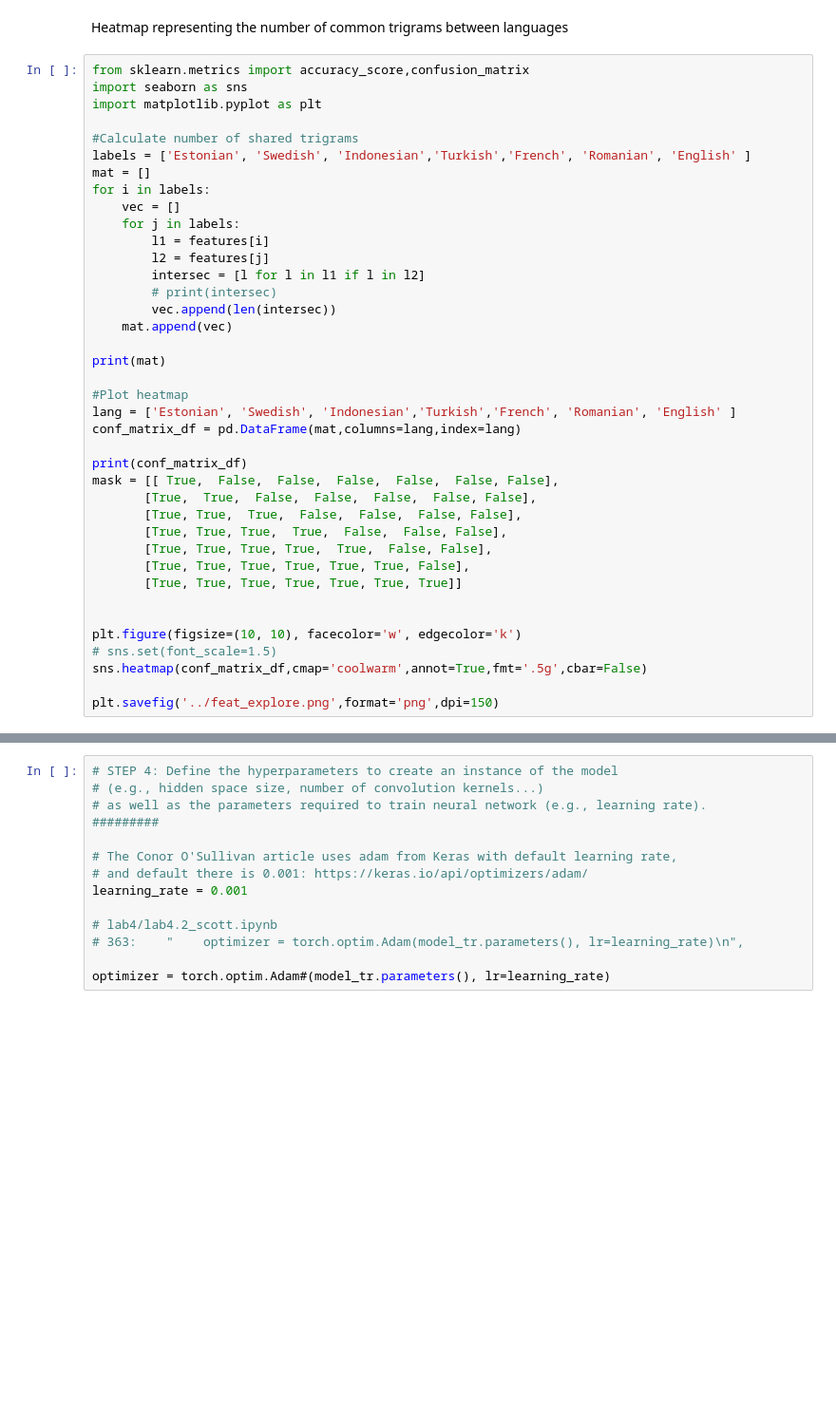
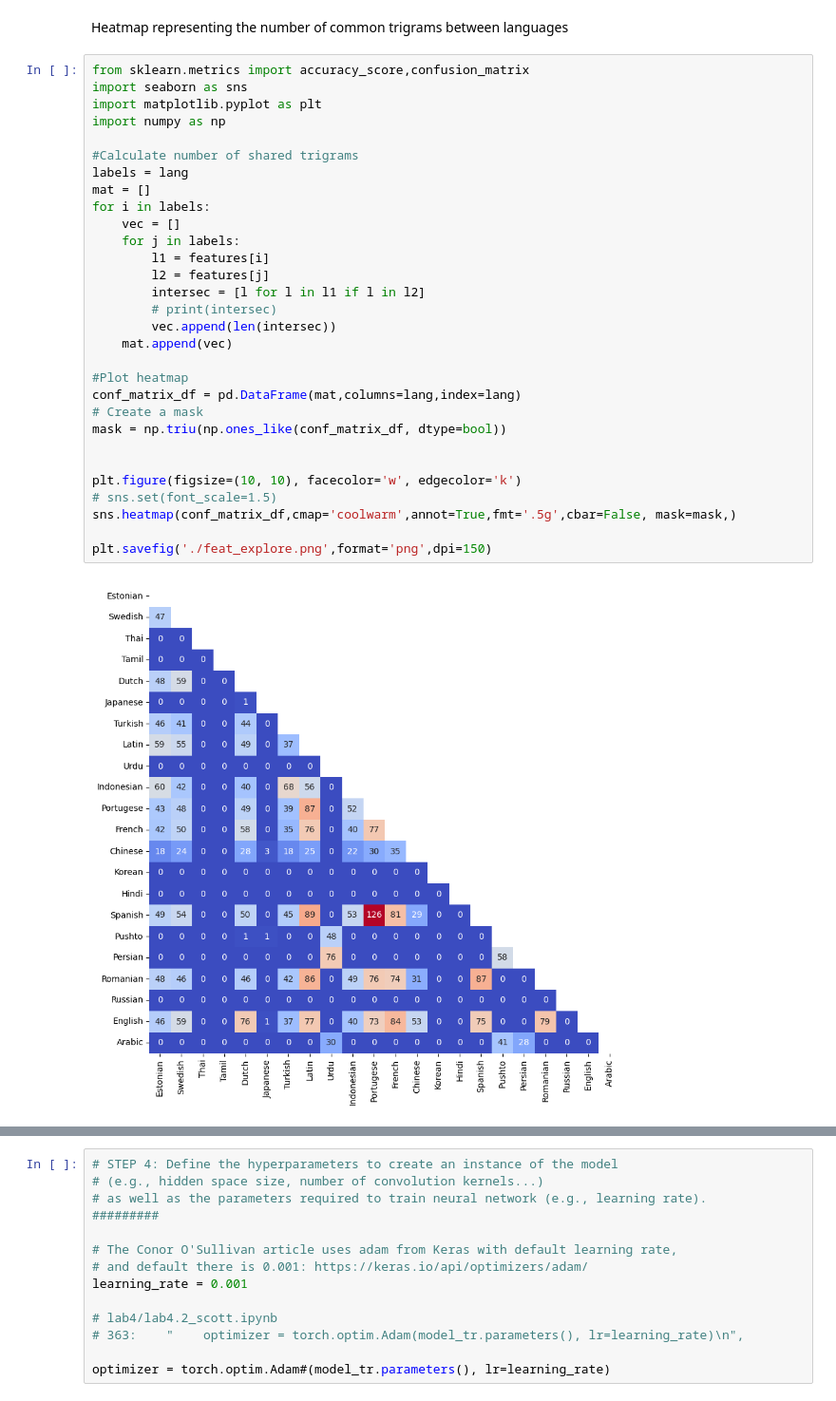
Before and after one commit to 2022-23-M2-NLP-NN-project-topic-4/language-identification, a Jupyter notebook: NN-project.ipynb, the cells around one changed output, grey strips where cells are left out. Shown: that part at 95% size. Drawn from its saved outputs; the diff is of its cells as text; blank space fills up the shorter version.

```diff
--- a/NN-project.ipynb
+++ b/NN-project.ipynb
@@ -230,42 +238,35 @@ Heatmap representing the number of common trigrams between languages
 # %%
 from sklearn.metrics import accuracy_score,confusion_matrix
 import seaborn as sns
 import matplotlib.pyplot as plt
+import numpy as np
 
 #Calculate number of shared trigrams
-labels = ['Estonian', 'Swedish', 'Indonesian','Turkish','French', 'Romanian', 'English' ]
+labels = lang
 mat = []
 for i in labels:
     vec = []
     for j in labels:
         l1 = features[i]
         l2 = features[j]
         intersec = [l for l in l1 if l in l2]
         # print(intersec)
         vec.append(len(intersec))
     mat.append(vec)
 
-print(mat)
-
 #Plot heatmap
-lang = ['Estonian', 'Swedish', 'Indonesian','Turkish','French', 'Romanian', 'English' ]
 conf_matrix_df = pd.DataFrame(mat,columns=lang,index=lang)
-
-print(conf_matrix_df)
-mask = [[ True,  False,  False,  False,  False,  False, False],
-       [True,  True,  False,  False,  False,  False, False],
-       [True, True,  True,  False,  False,  False, False],
-       [True, True, True,  True,  False,  False, False],
-       [True, True, True, True,  True,  False, False],
-       [True, True, True, True, True, True, False],
-       [True, True, True, True, True, True, True]]
+# Create a mask
+mask = np.triu(np.ones_like(conf_matrix_df, dtype=bool))
 
 
 plt.figure(figsize=(10, 10), facecolor='w', edgecolor='k')
 # sns.set(font_scale=1.5)
-sns.heatmap(conf_matrix_df,cmap='coolwarm',annot=True,fmt='.5g',cbar=False)
+sns.heatmap(conf_matrix_df,cmap='coolwarm',annot=True,fmt='.5g',cbar=False, mask=mask,)
 
-plt.savefig('../feat_explore.png',format='png',dpi=150)
+plt.savefig('./feat_explore.png',format='png',dpi=150)
+# %% [output]
+[figure, added]
 # %%
 # STEP 2: Write a Dataset class for creating the train and test datasets (and corresponding dataloaders).
 #########
```
Also changed, not shown: parts of 6 cells of this notebook, 1 other file.
